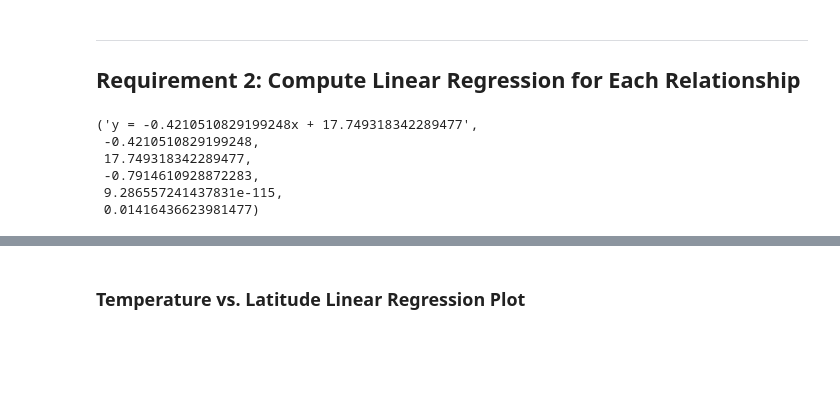
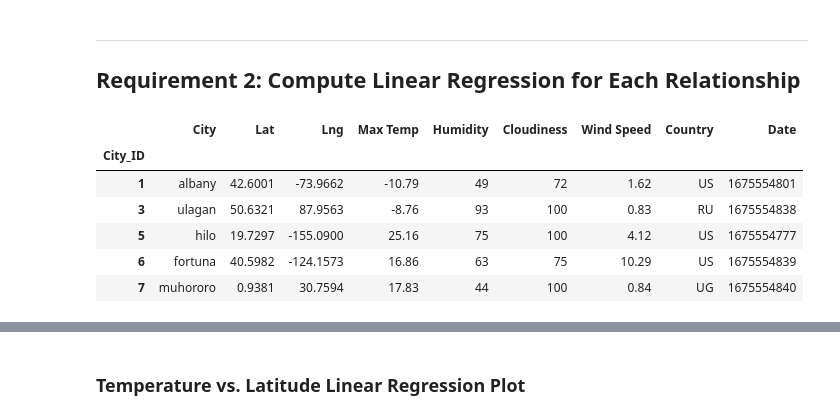
Before and after one commit to ShoaibFarooqui/python-api-challenge, a Jupyter notebook: Weather-API-Demo/starter_code/WeatherPy.ipynb, the cells around one changed output, grey strips where cells are left out. Saved outputs shown, nothing was run; the diff lists cells and outputs as text; code cells hidden in the pictures; blank space fills up the shorter version.

```diff
--- a/Weather-API-Demo/starter_code/WeatherPy.ipynb
+++ b/Weather-API-Demo/starter_code/WeatherPy.ipynb
@@ -270,18 +270,3 @@ plt.show()
 ---
 
 ## Requirement 2: Compute Linear Regression for Each Relationship
-# %%
-# Define a function to create Linear Regression plots
-def linregplot(x_var, y_var):
-    (slope, intercept, rvalue, pvalue, stderr) = linregress(x_var, y_var)
-    line_eq = f'y = {slope}x + {intercept}'
-    return line_eq, slope, intercept, rvalue, pvalue, stderr
-
-linregplot(city_data_df["Lat"], city_data_df["Max Temp"])
-# %% [output]
-('y = -0.4210510829199248x + 17.749318342289477',
- -0.4210510829199248,
- 17.749318342289477,
- -0.7914610928872283,
- 9.286557241437831e-115,
- 0.01416436623981477)
@@ -288,8 +275,15 @@ linregplot(city_data_df["Lat"], city_data_df["Max Temp"])
 # %%
 # Create a DataFrame with the Northern Hemisphere data (Latitude >= 0)
-# YOUR CODE HERE
-
+northern_hemi_df = city_data_df.loc[city_data_df["Lat"] >= 0]
 # Display sample data
 northern_hemi_df.head()
+# %% [output]
+|  | City | Lat | Lng | Max Temp | Humidity | Cloudiness | Wind Speed | Country | Date |
+| City_ID |  |  |  |  |  |  |  |  |  |
+| 1 | albany | 42.6001 | -73.9662 | -10.79 | 49 | 72 | 1.62 | US | 1675554801 |
+| 3 | ulagan | 50.6321 | 87.9563 | -8.76 | 93 | 100 | 0.83 | RU | 1675554838 |
+| 5 | hilo | 19.7297 | -155.0900 | 25.16 | 75 | 100 | 4.12 | US | 1675554777 |
+| 6 | fortuna | 40.5982 | -124.1573 | 16.86 | 63 | 75 | 10.29 | US | 1675554839 |
+| 7 | muhororo | 0.9381 | 30.7594 | 17.83 | 44 | 100 | 0.84 | UG | 1675554840 |
 # %%
 # Create a DataFrame with the Southern Hemisphere data (Latitude < 0)
```
Also changed, not shown: parts of 17 cells of this notebook, 5 other files.
